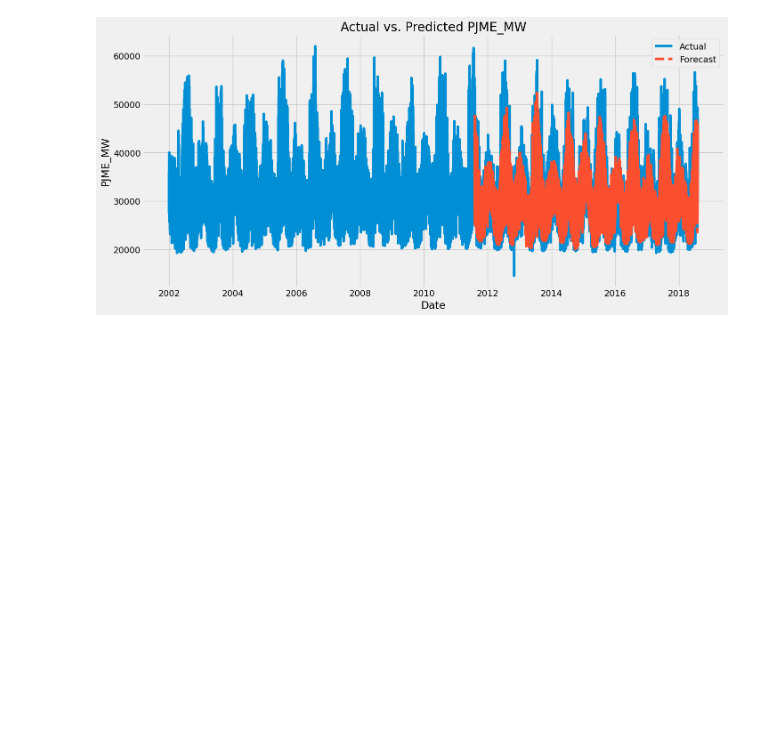
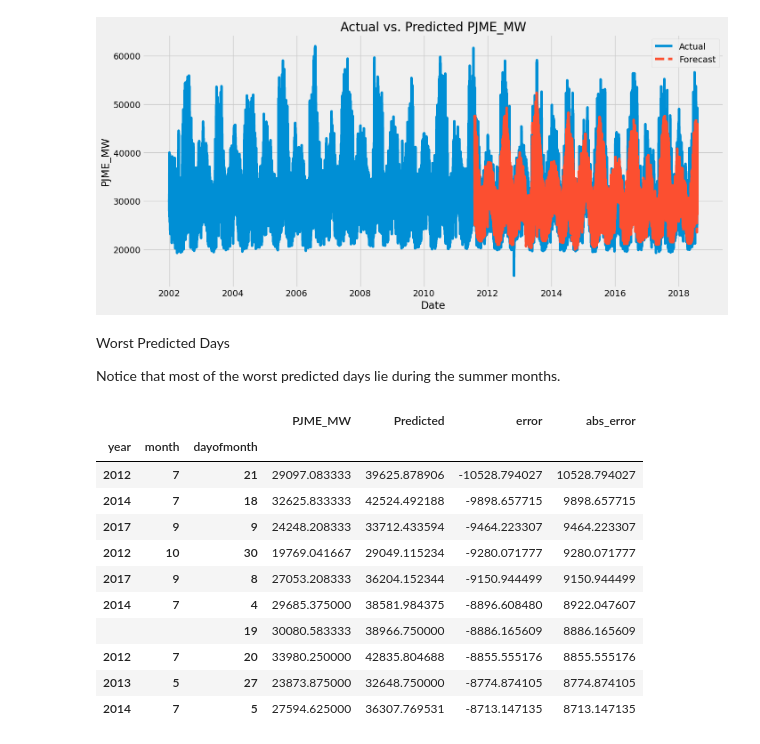
Before and after one commit to OrestisVaggelis/Energy-Consumption-Forecasting, a Jupyter notebook: EnergyConsumption.ipynb, the cells around one changed output. Drawn from its saved outputs; the diff is of its cells as text; code cells hidden in the pictures; blank space fills up the shorter version.

```diff
--- a/EnergyConsumption.ipynb
+++ b/EnergyConsumption.ipynb
@@ -578,3 +582,27 @@ plt.legend()
 plt.show()
 # %% [output]
 [figure]
+# %% [markdown]
+Worst Predicted Days
+
+Notice that most of the worst predicted days lie during the summer months.
+# %%
+df1['error'] = df1['PJME_MW'] - df1['Predicted']
+df1['abs_error'] = df1['error'].apply(np.abs)
+error_by_day = df1.groupby(['year','month','dayofmonth']) \
+    .mean()[['PJME_MW','Predicted','error','abs_error']]
+# %%
+error_by_day.sort_values('error', ascending=True).head(10)
+# %% [output]
+|  |  |  | PJME_MW | Predicted | error | abs_error |
+| year | month | dayofmonth |  |  |  |  |
+| 2012 | 7 | 21 | 29097.083333 | 39625.878906 | -10528.794027 | 10528.794027 |
+| 2014 | 7 | 18 | 32625.833333 | 42524.492188 | -9898.657715 | 9898.657715 |
+| 2017 | 9 | 9 | 24248.208333 | 33712.433594 | -9464.223307 | 9464.223307 |
+| 2012 | 10 | 30 | 19769.041667 | 29049.115234 | -9280.071777 | 9280.071777 |
+| 2017 | 9 | 8 | 27053.208333 | 36204.152344 | -9150.944499 | 9150.944499 |
+| 2014 | 7 | 4 | 29685.375000 | 38581.984375 | -8896.608480 | 8922.047607 |
+|  |  | 19 | 30080.583333 | 38966.750000 | -8886.165609 | 8886.165609 |
+| 2012 | 7 | 20 | 33980.250000 | 42835.804688 | -8855.555176 | 8855.555176 |
+| 2013 | 5 | 27 | 23873.875000 | 32648.750000 | -8774.874105 | 8774.874105 |
+| 2014 | 7 | 5 | 27594.625000 | 36307.769531 | -8713.147135 | 8713.147135 |
```
Also changed, not shown: parts of 5 cells of this notebook.
